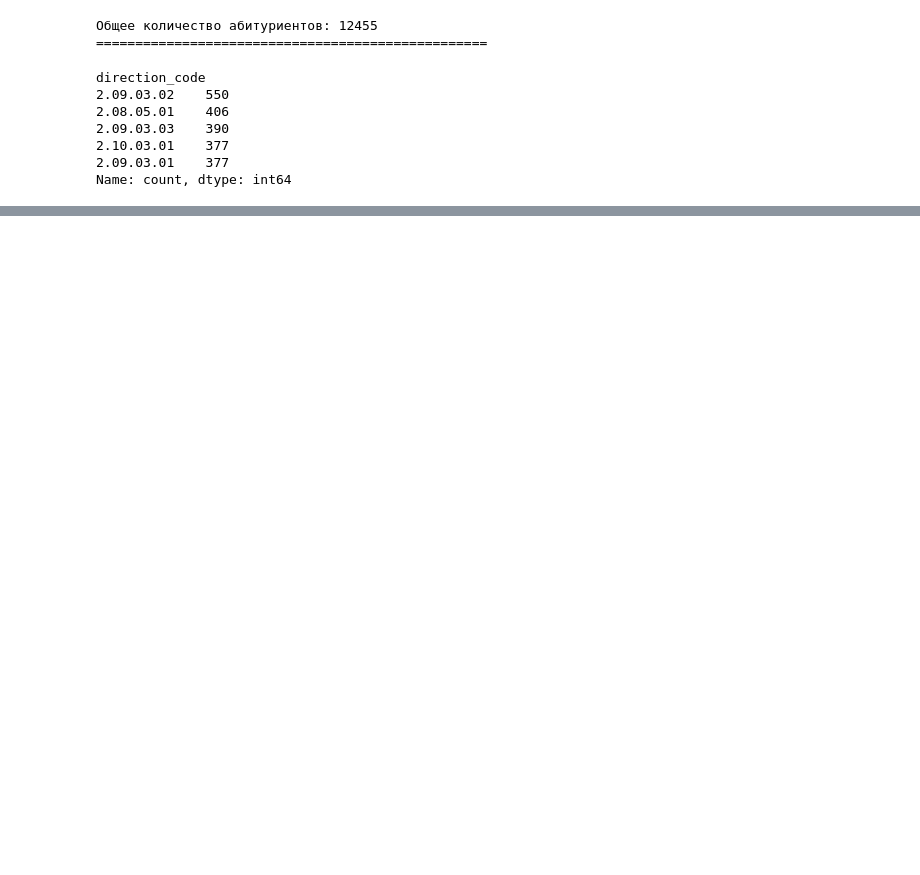
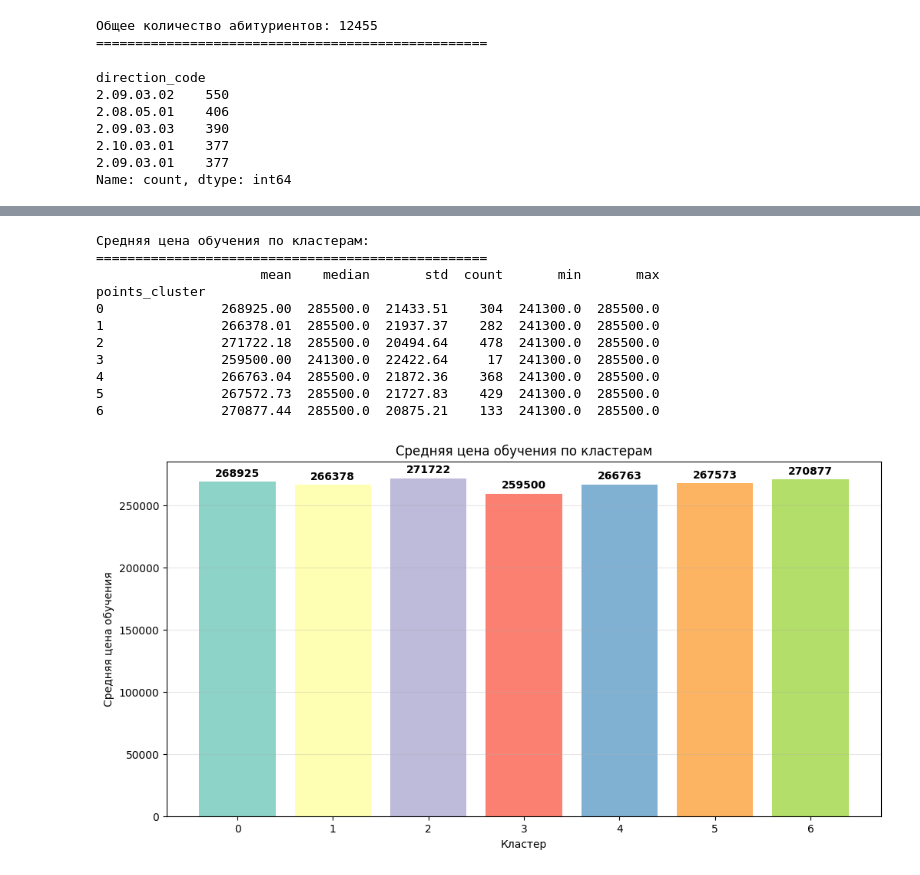
Before and after one commit to Andr171p/admission-analytics, a Jupyter notebook: analysis_applicants_outflow.ipynb, the cells around one changed output, grey strips where cells are left out. Cells and saved outputs as stored; diff of their text form; code cells hidden in the pictures; blank space fills up the shorter version.

```diff
--- a/analysis_applicants_outflow.ipynb
+++ b/analysis_applicants_outflow.ipynb
@@ -592,0 +831,39 @@ Name: count, dtype: int64
+# %%
+# Получение средних цен на обучение для каждого кластера в ТИУ
+
+cluster_tyuiu_education_price = tyuiu_df.groupby("points_cluster")["education_price"].agg([
+    "mean", "median", "std", "count", "min", "max"
+]).round(2)
+
+print("Средняя цена обучения по кластерам:")
+print("=" * 50)
+print(cluster_tyuiu_education_price)
+
+plt.figure(figsize=(12, 6))
+bars = plt.bar(cluster_education_price.index.astype(str), cluster_tyuiu_education_price['mean'],
+                  color=plt.cm.Set3(np.arange(len(cluster_tyuiu_education_price))))
+
+plt.xlabel('Кластер')
+plt.ylabel('Средняя цена обучения')
+plt.title('Средняя цена обучения по кластерам')
+
+# Добавляем значения на столбцы
+for i, (cluster, row) in enumerate(cluster_tyuiu_education_price.iterrows()):
+    plt.text(i, row['mean'] + row['mean']*0.01, f'{row["mean"]:.0f}',
+            ha='center', va='bottom', fontweight='bold')
+
+plt.grid(axis='y', alpha=0.3)
+plt.show()
+# %% [output]
+Средняя цена обучения по кластерам:
+==================================================
+                     mean    median       std  count       min       max
+points_cluster
+0               268925.00  285500.0  21433.51    304  241300.0  285500.0
+1               266378.01  285500.0  21937.37    282  241300.0  285500.0
+2               271722.18  285500.0  20494.64    478  241300.0  285500.0
+3               259500.00  241300.0  22422.64     17  241300.0  285500.0
+4               266763.04  285500.0  21872.36    368  241300.0  285500.0
+5               267572.73  285500.0  21727.83    429  241300.0  285500.0
+6               270877.44  285500.0  20875.21    133  241300.0  285500.0
+[figure, added]
```
Also changed, not shown: parts of 28 cells of this notebook, 1 other file.
